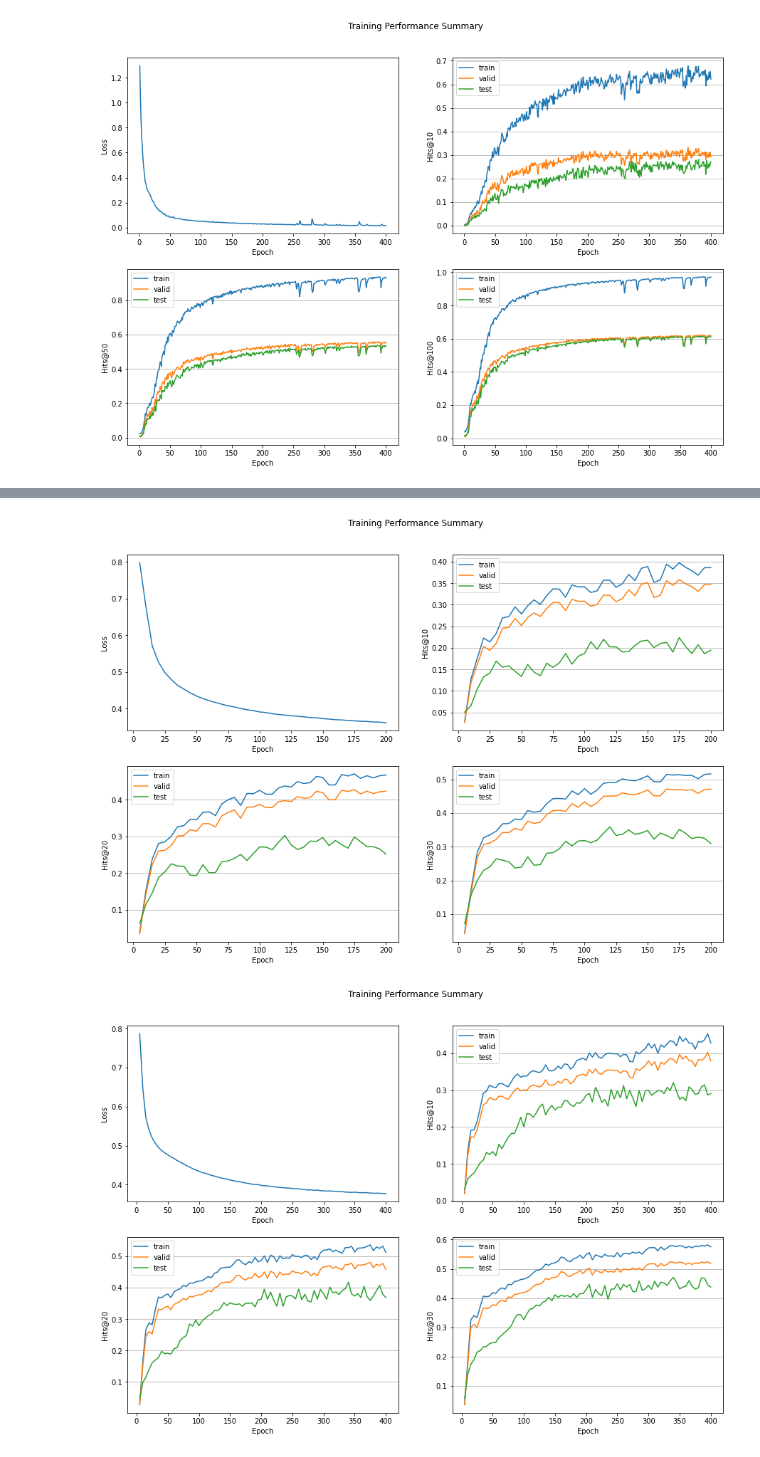
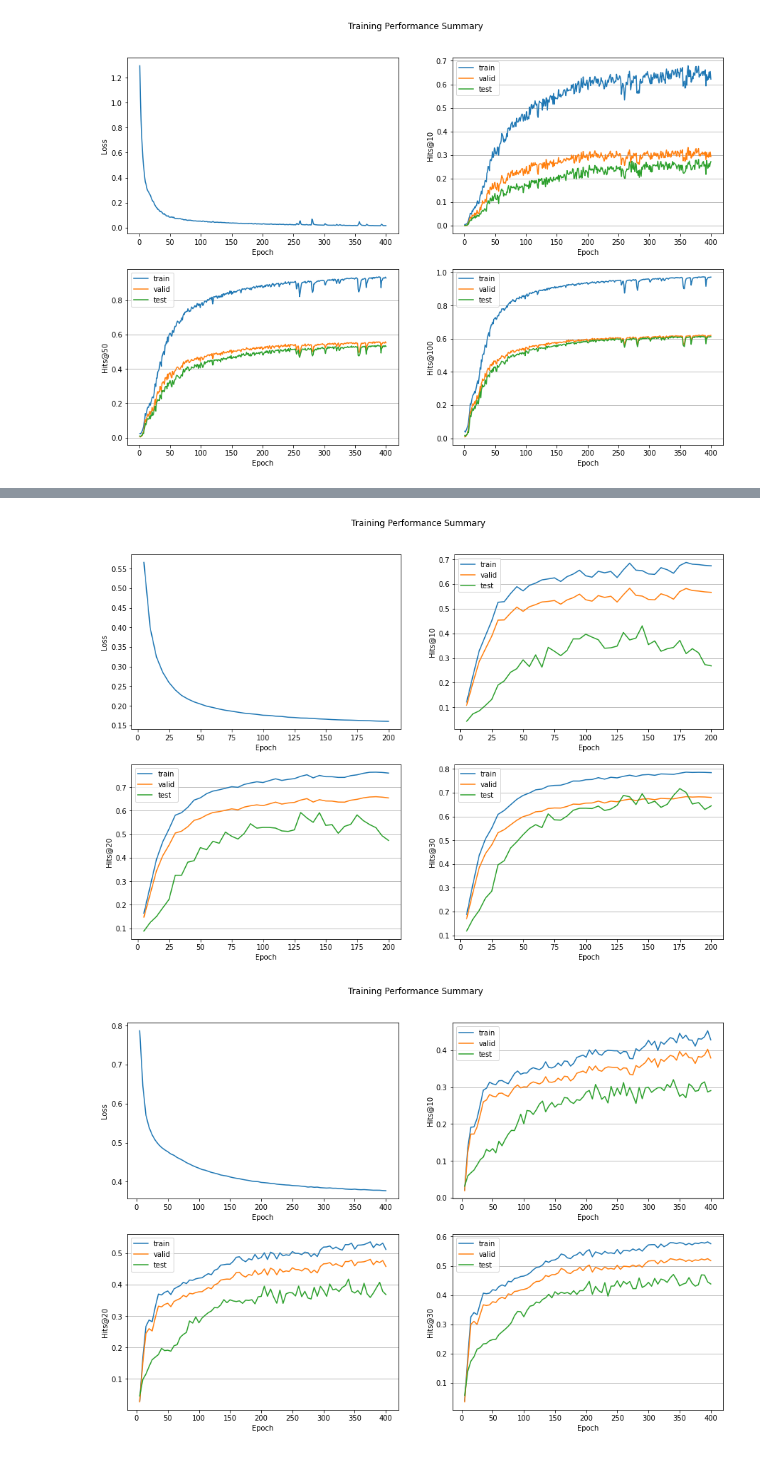
Before and after one commit to victorialena/ogb, a Jupyter notebook: plot.ipynb, the cells around one changed output, grey strips where cells are left out. Drawn from its saved outputs; the diff is of its cells as text; code cells hidden in the pictures.

```diff
--- a/plot.ipynb
+++ b/plot.ipynb
@@ -46,7 +46,7 @@ def plot_summary_helper(stats:pd.DataFrame, grid:bool=False, save_as:str=None, )
     if save_as is not None:
         plt.savefig(save_as, dpi=300)
 # %%
-def plot_summary(file:str, run:int=-1):
+def plot_summary(file:str, run:int=-1, save=True):
     df = pd.read_csv(file, index_col=0, dtype={'Run':int, 'Epoch':int})
 
     if run<0:
@@ -56,7 +56,7 @@ def plot_summary(file:str, run:int=-1):
         assert run in df.Run.unique(), "Invalid run id."
         stats = df[df.Run==run]
 
-    plot_summary_helper(stats, True)
+    plot_summary_helper(stats, True, save_as = file.split('.')[0] if save else None)
 # %%
 dir_path = 'examples/linkproppred/data/'
 # %%
@@ -89,7 +91,7 @@ file_names
-# %%
-plot_summary(dir_path+'ddi_sage_iso_layers.csv')
-# %% [output]
-[figure, old version]
+# %%
+plot_summary(dir_path+'ddi_sage_link.csv')
+# %% [output]
+[figure, added]
 # %%
 plot_summary(dir_path+'ddi_sage_iso_lrv2.csv')
 # %% [output]
```
Also changed, not shown: parts of 4 cells of this notebook, 4 other files.
